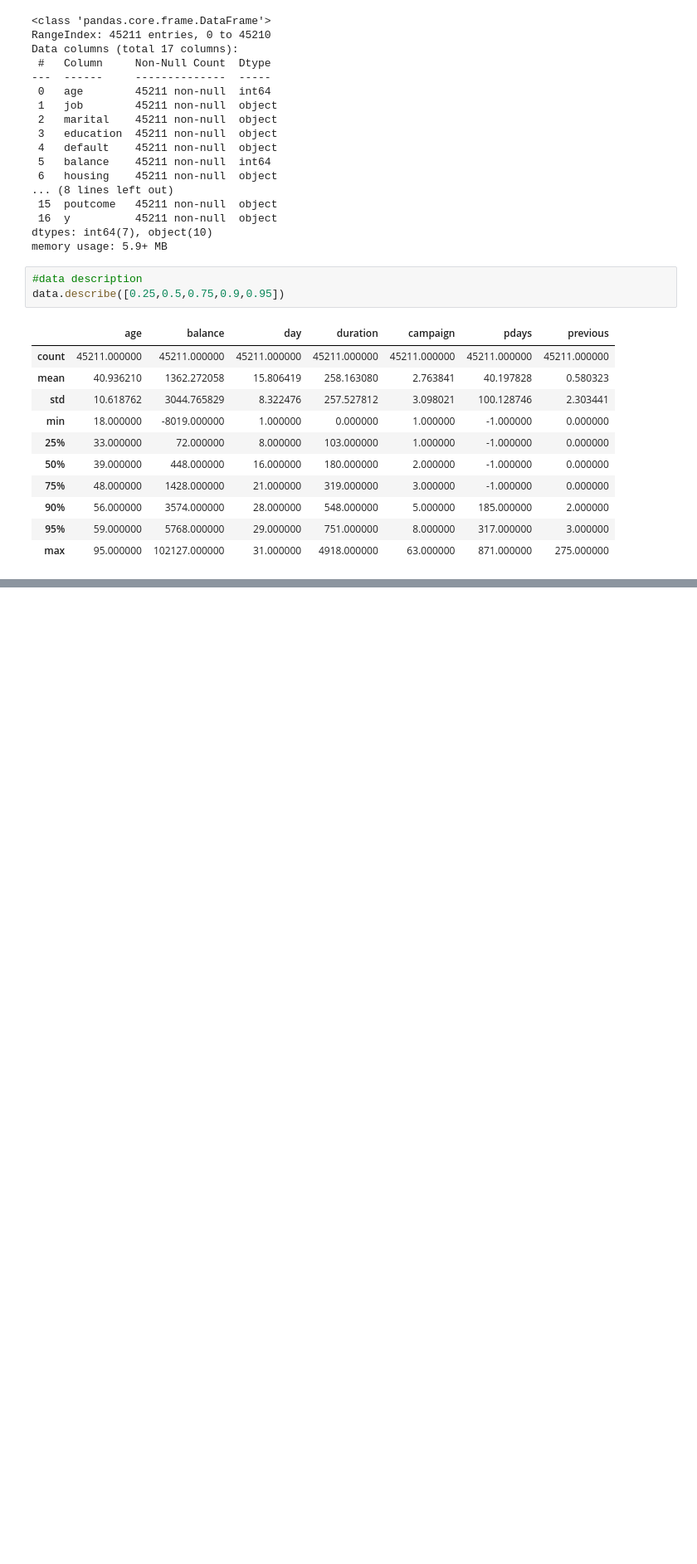
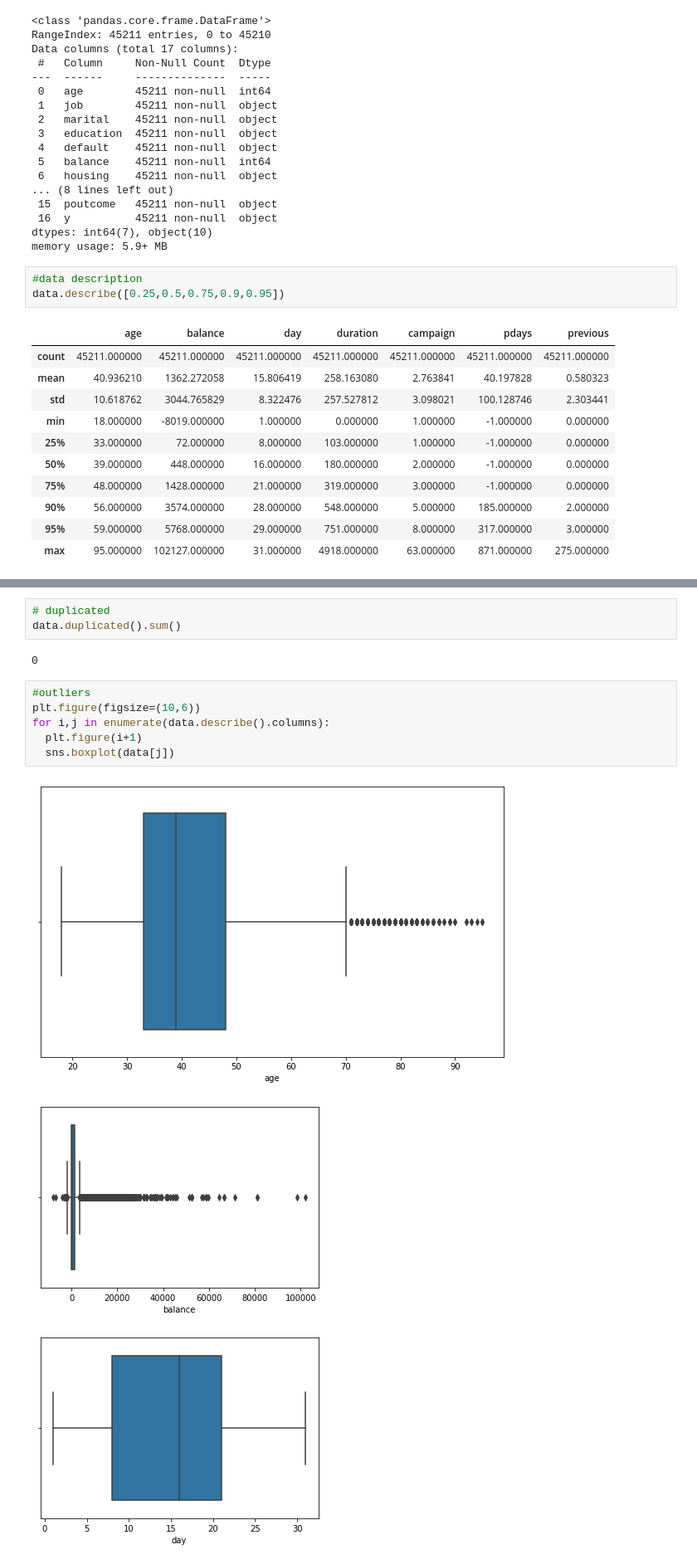
Before and after one commit to ajayn3300/Bank-Marketing-Effectiveness-Prediction---Classification, a Jupyter notebook: Bank_Marketing_Effectiveness_Prediction_Capstone_Project.ipynb, the cells around one changed output, grey strips where cells are left out. Shown at 83% size. Saved outputs shown, nothing was run; the diff lists cells and outputs as text; blank space fills up the shorter version.

```diff
--- a/Bank_Marketing_Effectiveness_Prediction_Capstone_Project.ipynb
+++ b/Bank_Marketing_Effectiveness_Prediction_Capstone_Project.ipynb
@@ -114,0 +139,15 @@ data.describe([0.25,0.5,0.75,0.9,0.95])
+# %%
+# duplicated
+data.duplicated().sum()
+# %% [output]
+0
+# %%
+#outliers
+plt.figure(figsize=(10,6))
+for i,j in enumerate(data.describe().columns):
+  plt.figure(i+1)
+  sns.boxplot(data[j])
+# %% [output]
+[figure, added]
+[figure, added]
+[figure, added]
```
Also changed, not shown: parts of 6 cells of this notebook.
